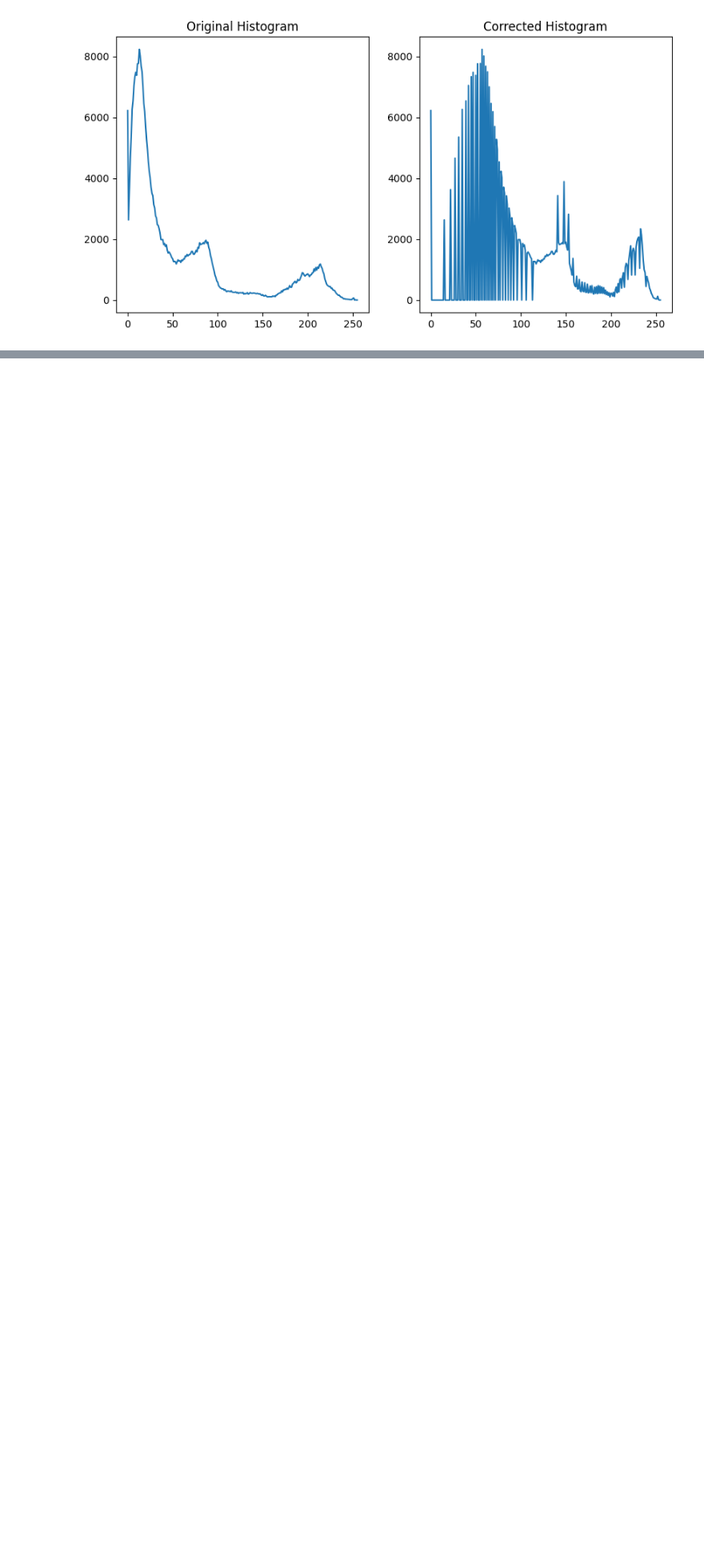
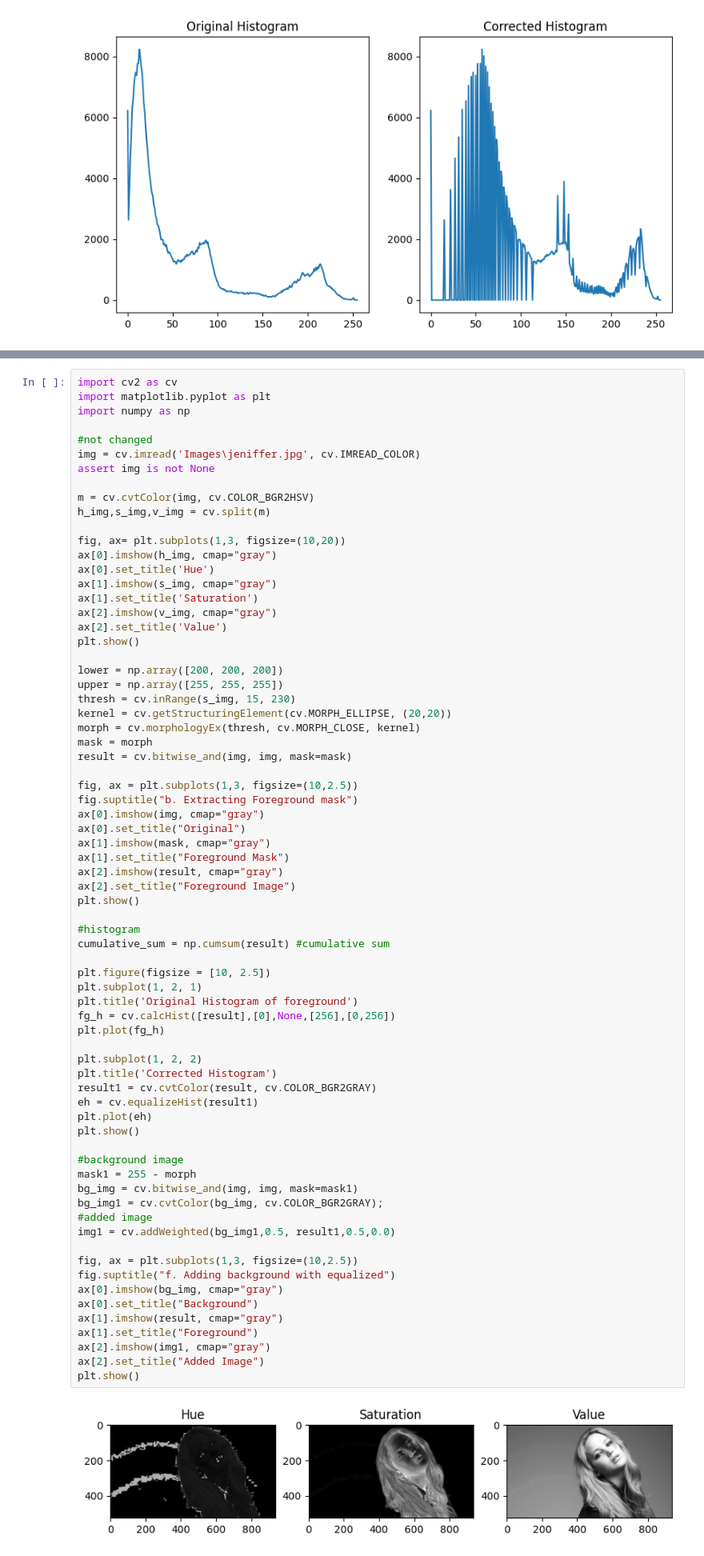
Before and after one commit to mitharaperera/imageProcessingAssignment, a Jupyter notebook: Untitled-1.ipynb, the cells around one changed output, grey strips where cells are left out. Shown at 80% size. Cells and saved outputs as stored; diff of their text form; blank space fills up the shorter version.

```diff
--- a/Untitled-1.ipynb
+++ b/Untitled-1.ipynb
@@ -164,0 +181,73 @@ cv.destroyAllWindows()
+# %%
+import cv2 as cv
+import matplotlib.pyplot as plt
+import numpy as np
+
+#not changed
+img = cv.imread('Images\jeniffer.jpg', cv.IMREAD_COLOR)
+assert img is not None
+
+m = cv.cvtColor(img, cv.COLOR_BGR2HSV)
+h_img,s_img,v_img = cv.split(m)
+
+fig, ax= plt.subplots(1,3, figsize=(10,20))
+ax[0].imshow(h_img, cmap="gray")
+ax[0].set_title('Hue')
+ax[1].imshow(s_img, cmap="gray")
+ax[1].set_title('Saturation')
+ax[2].imshow(v_img, cmap="gray")
+ax[2].set_title('Value')
+plt.show()
+
+lower = np.array([200, 200, 200])
+upper = np.array([255, 255, 255])
+thresh = cv.inRange(s_img, 15, 230)
+kernel = cv.getStructuringElement(cv.MORPH_ELLIPSE, (20,20))
+morph = cv.morphologyEx(thresh, cv.MORPH_CLOSE, kernel)
+mask = morph
+result = cv.bitwise_and(img, img, mask=mask)
+
+fig, ax = plt.subplots(1,3, figsize=(10,2.5))
+fig.suptitle("b. Extracting Foreground mask")
+ax[0].imshow(img, cmap="gray")
+ax[0].set_title("Original")
+ax[1].imshow(mask, cmap="gray")
+ax[1].set_title("Foreground Mask")
+ax[2].imshow(result, cmap="gray")
+ax[2].set_title("Foreground Image")
+plt.show()
+
+#histogram
+cumulative_sum = np.cumsum(result) #cumulative sum
+
+plt.figure(figsize = [10, 2.5])
+plt.subplot(1, 2, 1)
+plt.title('Original Histogram of foreground')
+fg_h = cv.calcHist([result],[0],None,[256],[0,256])
+plt.plot(fg_h)
+
+plt.subplot(1, 2, 2)
+plt.title('Corrected Histogram')
+result1 = cv.cvtColor(result, cv.COLOR_BGR2GRAY)
+eh = cv.equalizeHist(result1)
+plt.plot(eh)
+plt.show()
+
+#background image
+mask1 = 255 - morph
+bg_img = cv.bitwise_and(img, img, mask=mask1)
+bg_img1 = cv.cvtColor(bg_img, cv.COLOR_BGR2GRAY);
+#added image
+img1 = cv.addWeighted(bg_img1,0.5, result1,0.5,0.0)
+
+fig, ax = plt.subplots(1,3, figsize=(10,2.5))
+fig.suptitle("f. Adding background with equalized")
+ax[0].imshow(bg_img, cmap="gray")
+ax[0].set_title("Background")
+ax[1].imshow(result, cmap="gray")
+ax[1].set_title("Foreground")
+ax[2].imshow(img1, cmap="gray")
+ax[2].set_title("Added Image")
+plt.show()
+# %% [output]
+[figure, added]
```
Also changed, not shown: parts of 7 cells of this notebook.
